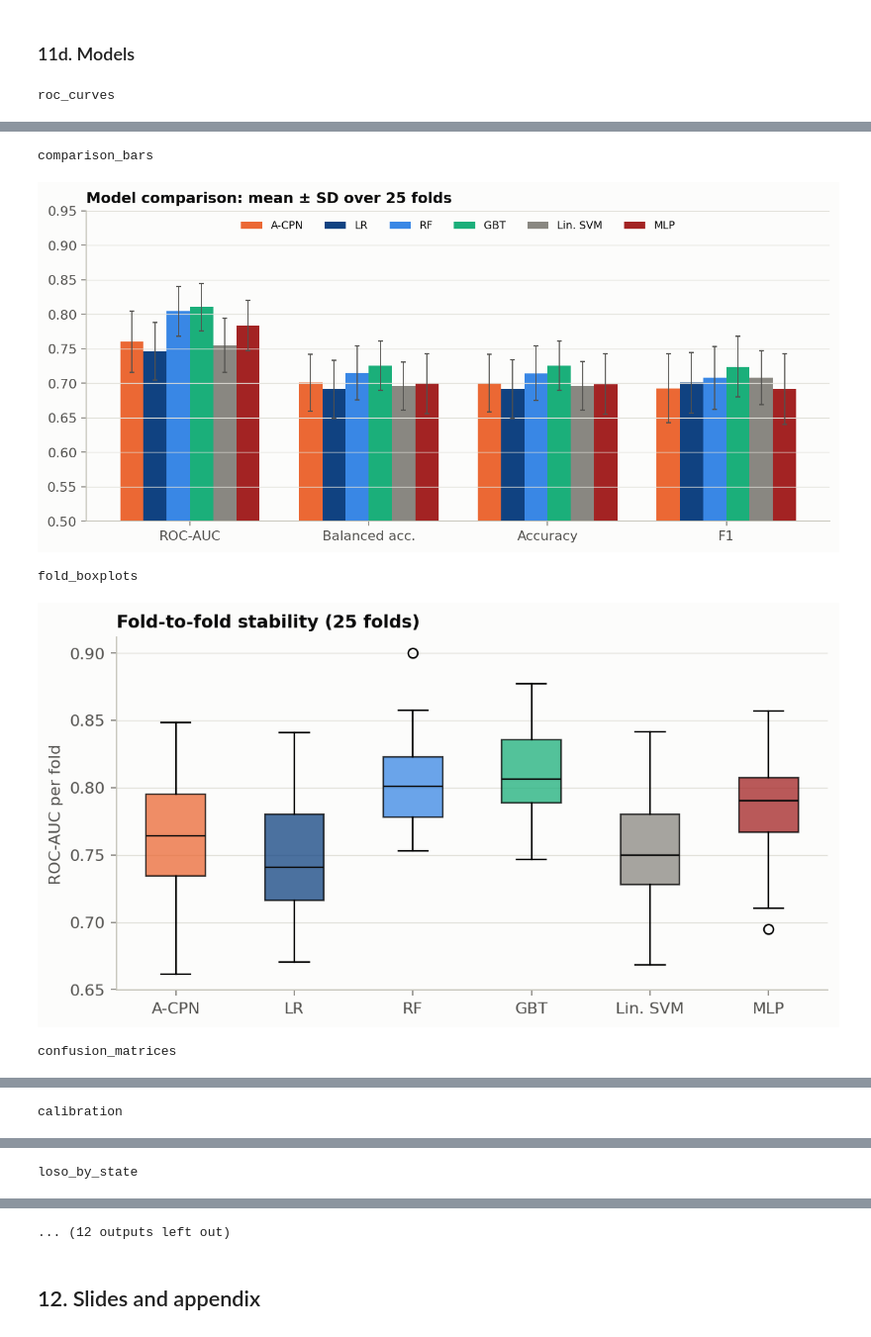
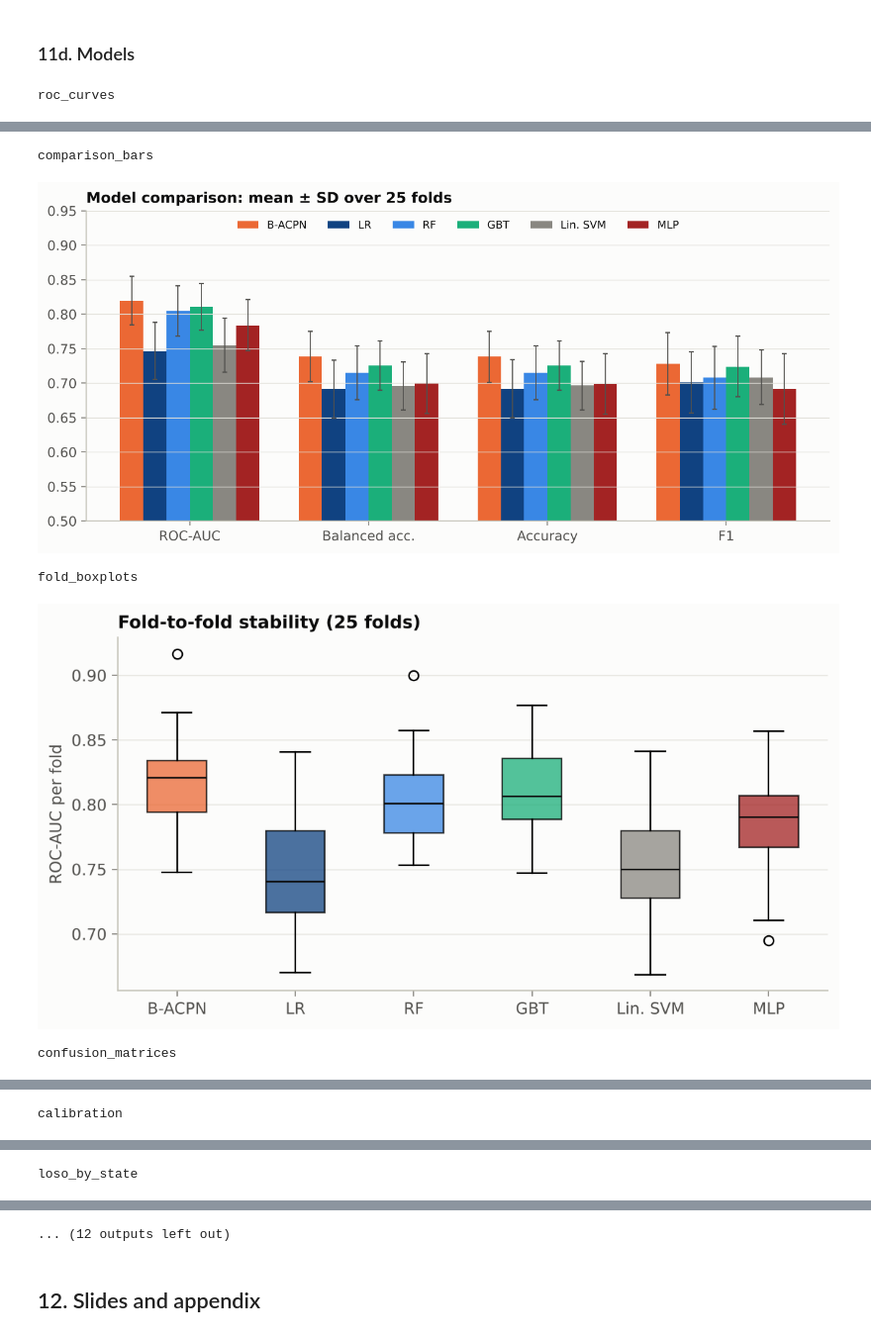
Before and after one commit to deepankarkumar1310/hadoop-ml-algorithm-, a Jupyter notebook: notebooks/Review2_Colab.ipynb, the cells around one changed output, grey strips where cells are left out. Shown at 99% size. Cells and saved outputs as stored; diff of their text form; code cells hidden in the pictures.

Commit message:
Replace A-CPN with B-ACPN everywhere; add accuracy, F1, RMSE and ROC-AUC before vs after preprocessing

```diff
--- a/notebooks/Review2_Colab.ipynb
+++ b/notebooks/Review2_Colab.ipynb
@@ -516,6 +514,6 @@ kmeans_silhouette
 # %% [markdown]
 ### 11d. Models
 # %%
-show('roc_curves', 'comparison_bars', 'fold_boxplots', 'confusion_matrices', 'calibration', 'loso_by_state', 'acpn_training_curve', 'prep_model_gain', 'ablation', 'attention_importance', 'climate_push_by_quadrant', 'climate_push_map')
+show('roc_curves', 'comparison_bars', 'fold_boxplots', 'confusion_matrices', 'calibration', 'loso_by_state', 'bacpn_training_curve', 'prep_model_gain', 'ablation', 'attention_importance', 'climate_push_by_quadrant', 'climate_push_map')
 # %% [output]
 roc_curves
@@ -523,7 +521,7 @@ roc_curves
 comparison_bars
-[figure, old version]
+[figure, new version]
 fold_boxplots
-[figure, old version]
+[figure, new version]
 confusion_matrices
 [figure]
 calibration
```
Also changed, not shown: parts of 10 cells of this notebook, 21 other files.
